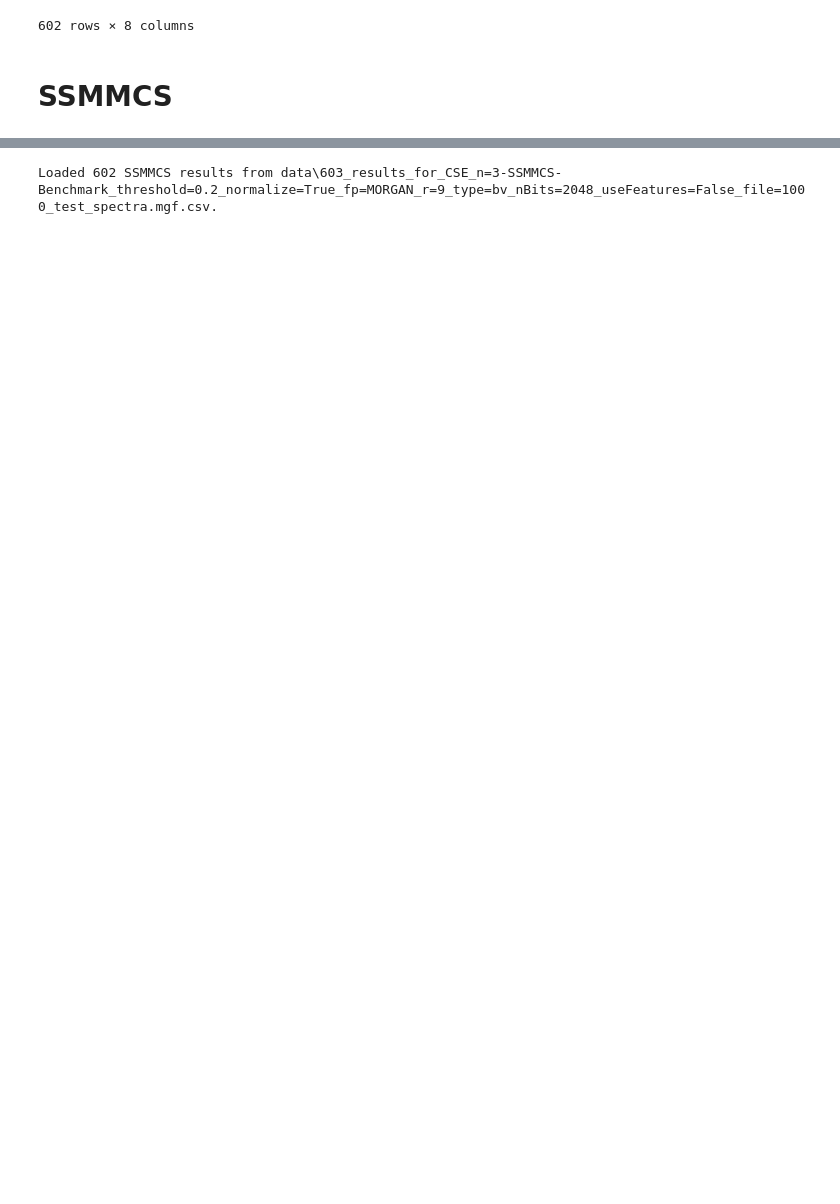
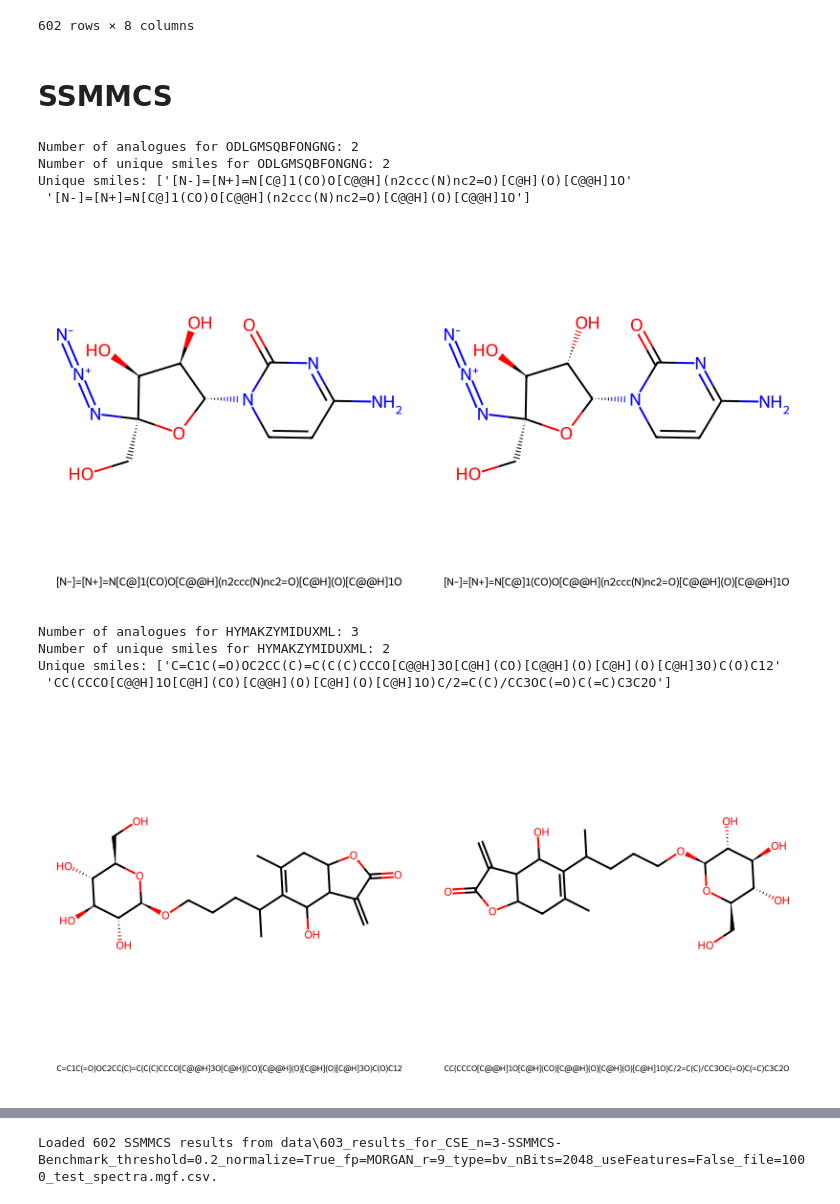
Before and after one commit to Knerten0815/master-thesis-code, a Jupyter notebook: benchmark_mcs_in_query.ipynb, the cells around one changed output, grey strips where cells are left out. Cells and saved outputs as stored; diff of their text form; code cells hidden in the pictures; blank space fills up the shorter version.

```diff
--- a/benchmark_mcs_in_query.ipynb
+++ b/benchmark_mcs_in_query.ipynb
@@ -214,7 +214,7 @@ from ms_chemical_space_explorer.chemical_space_explorer import spectra_importer
 
 query_spectra = spectra_importer(FILEPATH)
 # %%
-def analogue_search(n: int = 2):
+def analogue_search(n: int = 2, epsilon: float = 0.2) -> pd.DataFrame:
     file = os.path.join(PICKLE, f"results_n={n}.pkl")
     try:
         with open(file, "rb") as f:
@@ -227,7 +227,7 @@ def analogue_search(n: int = 2):
                 os.path.join(MAIN_FOLDER, DATA_FOLDER, PROCESSED_DATA_FOLDER)
             )
         )
-        analogues = explorer.analogue_search(query_spectra, n=n)
+        analogues = explorer.analogue_search(query_spectra, n=n, epsilon=epsilon)
 
         with open(file, "wb") as f:
             pickle.dump(analogues, f)
@@ -747,0 +780,25 @@ def benchmark_ssmmcs(query_mols, analogues: pd.DataFrame, ssmmcs_params: SSMMCSB
+# %%
+for inchikey in analogues_df.inchikey.unique():
+    inchikey_df = analogues_df[analogues_df.inchikey == inchikey]
+    unique_smiles = inchikey_df["smiles"].unique()
+    if len(unique_smiles) > 1:
+        print(f"Number of analogues for {inchikey}: {len(inchikey_df)}")
+        print(f"Number of unique smiles for {inchikey}: {len(unique_smiles)}")
+        print(f"Unique smiles: {unique_smiles}")
+
+        imgs = []
+        for smiles in unique_smiles:
+            draw2d = Draw.MolDraw2DCairo(400, 400)
+            imgs.append(draw_mol(draw2d, Chem.MolFromSmiles(smiles), legend=smiles))
+        display(draw_images(imgs))
+# %% [output]
+Number of analogues for ODLGMSQBFONGNG: 2
+Number of unique smiles for ODLGMSQBFONGNG: 2
+Unique smiles: ['[N-]=[N+]=N[C@]1(CO)O[C@@H](n2ccc(N)nc2=O)[C@H](O)[C@@H]1O'
+ '[N-]=[N+]=N[C@]1(CO)O[C@@H](n2ccc(N)nc2=O)[C@@H](O)[C@@H]1O']
+[figure, added]
+Number of analogues for HYMAKZYMIDUXML: 3
+Number of unique smiles for HYMAKZYMIDUXML: 2
+Unique smiles: ['C=C1C(=O)OC2CC(C)=C(C(C)CCCO[C@@H]3O[C@H](CO)[C@@H](O)[C@H](O)[C@H]3O)C(O)C12'
+ 'CC(CCCO[C@@H]1O[C@H](CO)[C@@H](O)[C@H](O)[C@H]1O)C/2=C(C)/CC3OC(=O)C(=C)C3C2O']
+[figure, added]
```
Also changed, not shown: parts of 8 cells of this notebook, 1 other file.
